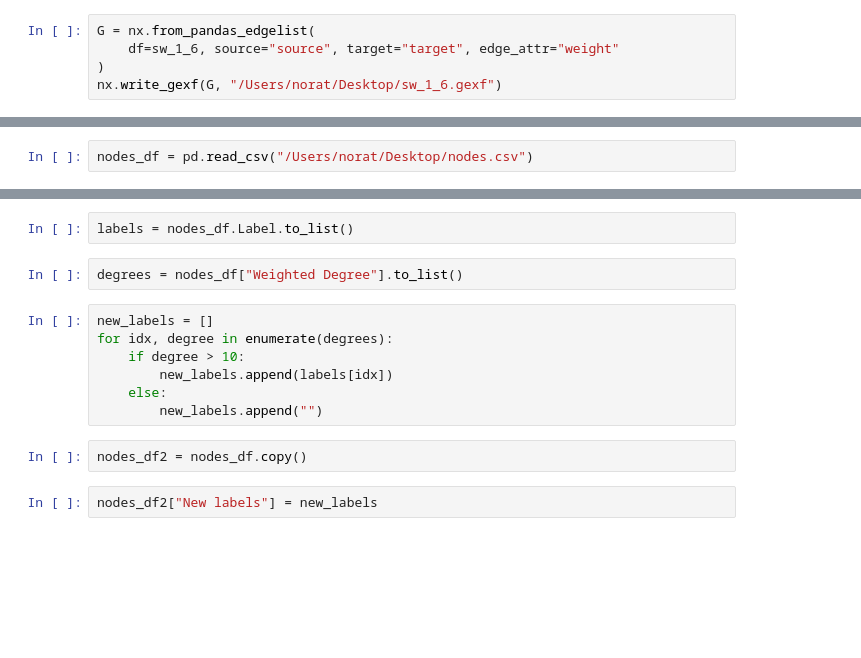
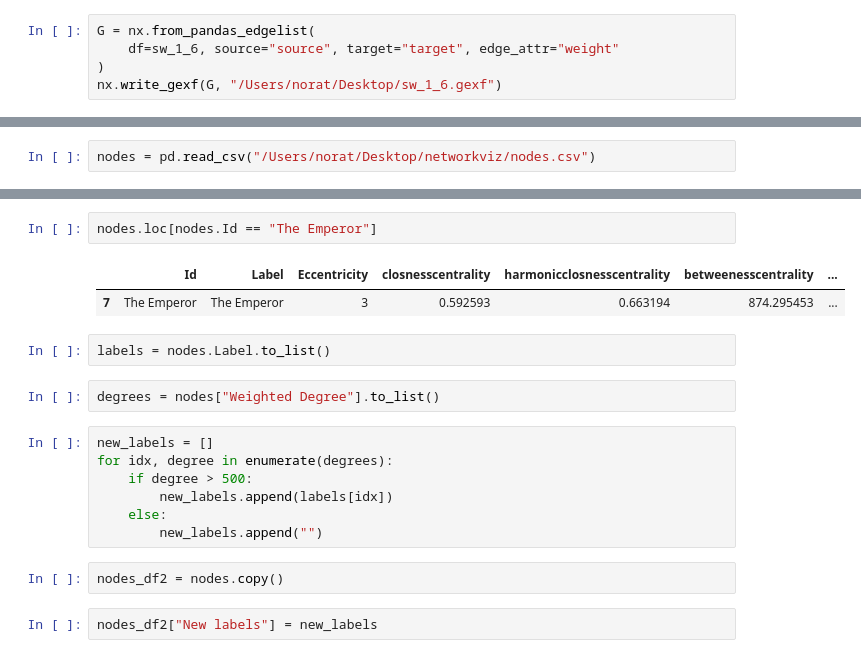
Before and after one commit to AdamManhercz/halozat_viz, a Jupyter notebook: nb.ipynb, the cells around one changed output, grey strips where cells are left out. Cells and saved outputs as stored; diff of their text form; blank space fills up the shorter version.

```diff
--- a/nb.ipynb
+++ b/nb.ipynb
@@ -523,2 +496,2 @@ G.number_of_edges()
 # %%
-nodes_df = pd.read_csv("/Users/norat/Desktop/nodes.csv")
+nodes = pd.read_csv("/Users/norat/Desktop/networkviz/nodes.csv")
@@ -541,16 +498,21 @@ nodes_df
+# %%
+nodes.loc[nodes.Id == "The Emperor"]
+# %% [output]
+|  | Id | Label | Eccentricity | closnesscentrality | harmonicclosnesscentrality | betweenesscentrality | ... |
+| 7 | The Emperor | The Emperor | 3 | 0.592593 | 0.663194 | 874.295453 | ... |
 # %%
-labels = nodes_df.Label.to_list()
+labels = nodes.Label.to_list()
 # %%
-degrees = nodes_df["Weighted Degree"].to_list()
+degrees = nodes["Weighted Degree"].to_list()
 # %%
 new_labels = []
 for idx, degree in enumerate(degrees):
-    if degree > 10:
+    if degree > 500:
         new_labels.append(labels[idx])
     else:
         new_labels.append("")
 # %%
-nodes_df2 = nodes_df.copy()
+nodes_df2 = nodes.copy()
 # %%
 nodes_df2["New labels"] = new_labels
 # %%
```
Also changed, not shown: parts of 15 cells of this notebook.
